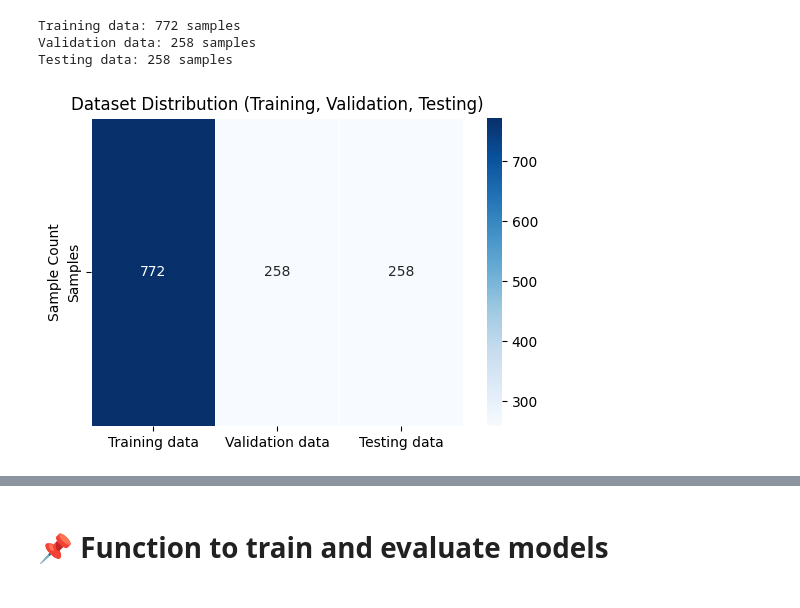
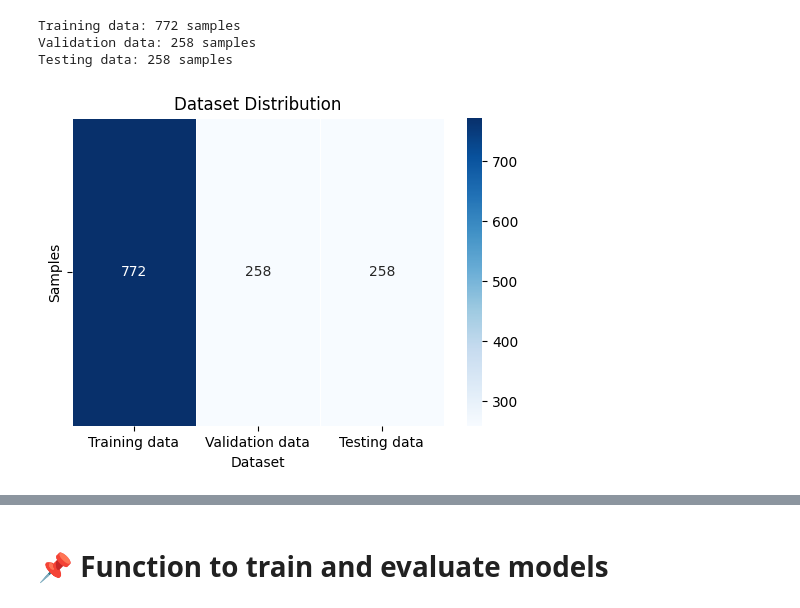
Before and after one commit to Jules-gatete/Intro_to_ML---Summatives, a Jupyter notebook: Summative_Intro_to_ml_Jules_Gatete_number]_assignment.ipynb, the cells around one changed output, grey strips where cells are left out. Cells and saved outputs as stored; diff of their text form; code cells hidden in the pictures.

```diff
--- a/Summative_Intro_to_ml_Jules_Gatete_number]_assignment.ipynb
+++ b/Summative_Intro_to_ml_Jules_Gatete_number]_assignment.ipynb
@@ -121,15 +121,10 @@ Training data: 772 samples
 Validation data: 258 samples
 Testing data: 258 samples
 # %%
-# Convert dataset sizes to a dataframe for visualization
 df_sizes = pd.DataFrame(dataset_sizes.items(), columns=["Dataset", "Samples"])
-
-# Plot dataset distribution using heatmap
 plt.figure(figsize=(6, 4))
 sns.heatmap(df_sizes.set_index("Dataset").T, annot=True, fmt="d", cmap="Blues", linewidths=0.5)
-plt.title("Dataset Distribution (Training, Validation, Testing)")
-plt.xlabel("")
-plt.ylabel("Sample Count")
+plt.title("Dataset Distribution")
 plt.show()
 # %% [output]
-[figure, old version]
+[figure, new version]
```
Also changed, not shown: parts of 4 cells of this notebook.
